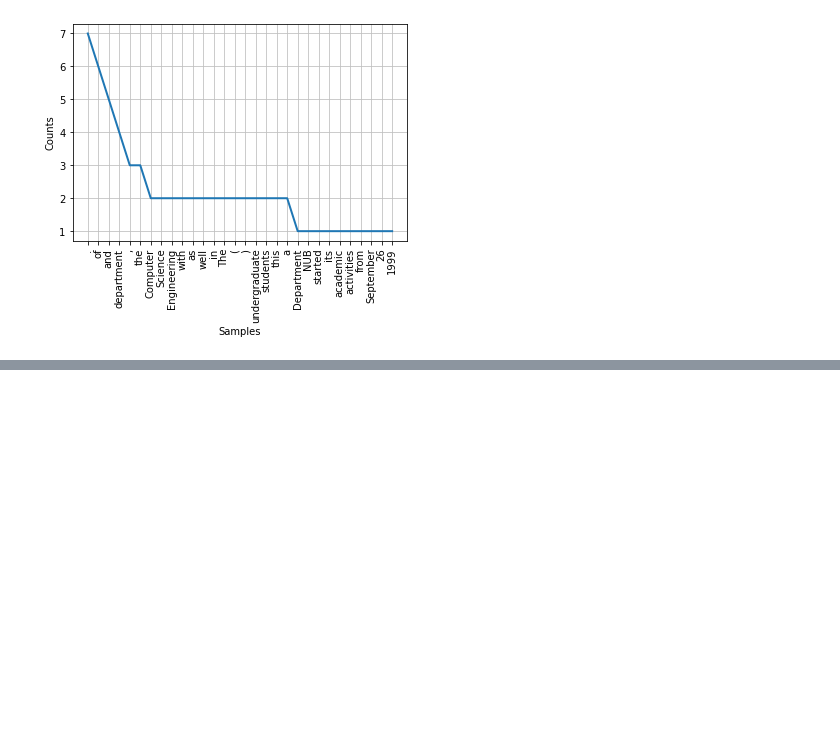
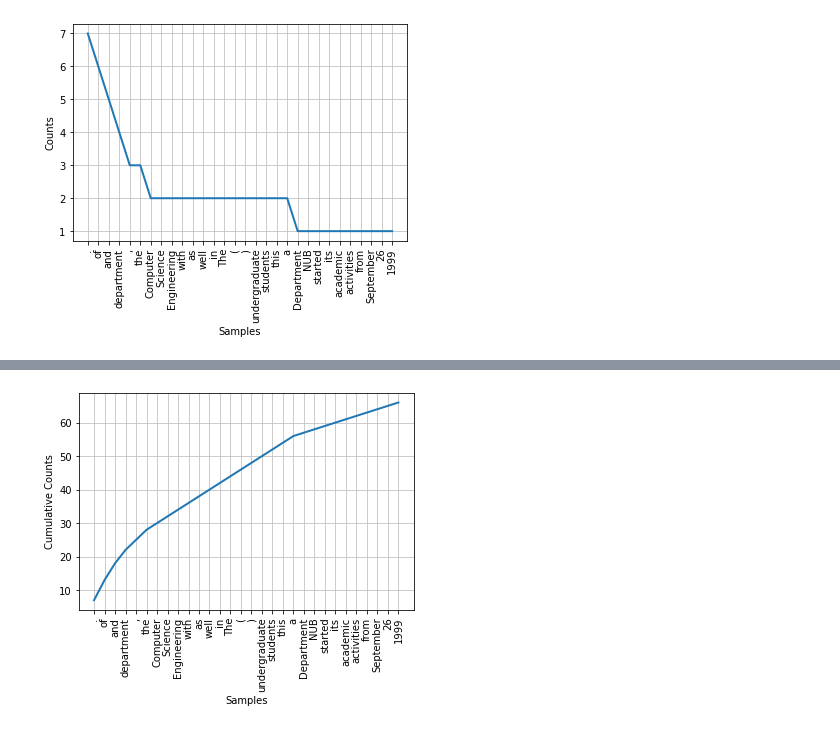
Before and after one commit to uzzal71/natural-language-processing-part1, a Jupyter notebook: 4 Tokenization in Text Analytics.ipynb, the cells around one changed output, grey strips where cells are left out. Drawn from its saved outputs; the diff is of its cells as text; code cells hidden in the pictures; blank space fills up the shorter version.

```diff
--- a/4 Tokenization in Text Analytics.ipynb
+++ b/4 Tokenization in Text Analytics.ipynb
@@ -168,0 +171,5 @@ plt.show()
+# %%
+fdist.plot(30,cumulative=True)
+plt.show()
+# %% [output]
+[figure, added]
```
Also changed, not shown: parts of 2 cells of this notebook, 2 other files.
